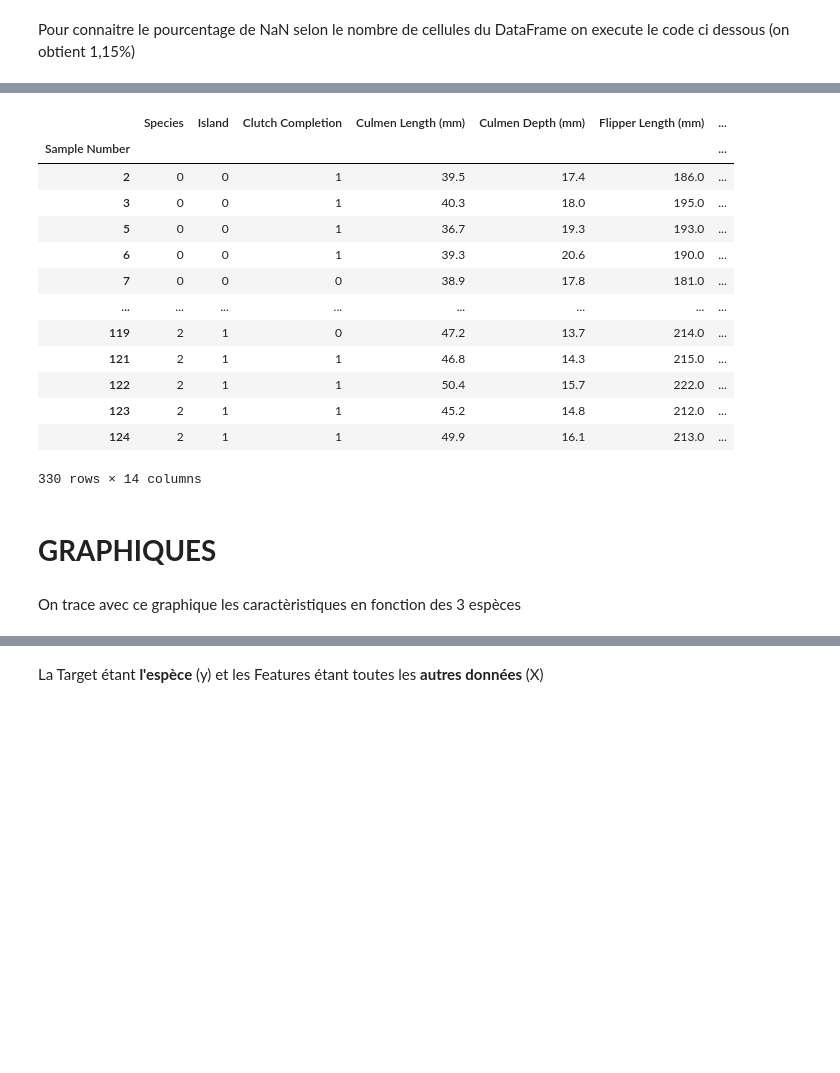
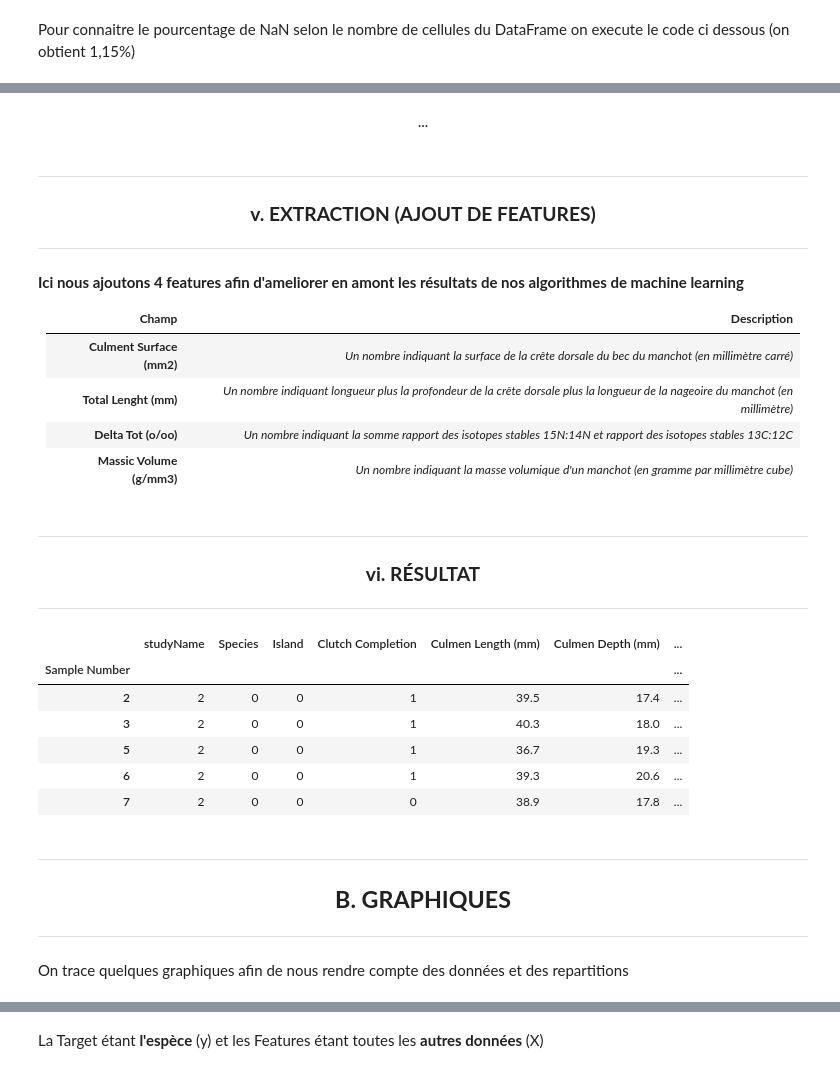
Before and after one commit to GuillaumeDupuy/Machine-Learning, a Jupyter notebook: projet.ipynb, the cells around one changed output, grey strips where cells are left out. Cells and saved outputs as stored; diff of their text form; code cells hidden in the pictures; blank space fills up the shorter version.

```diff
--- a/projet.ipynb
+++ b/projet.ipynb
@@ -151,2 +135,0 @@ Dans cette partie nous allons réalisé le data cleaning, c'est à dire supprime
-# %%
-df = df.drop(["Comments","Stage","Individual ID","Date Egg","studyName","Region"], axis=1)
@@ -155,9 +142,11 @@ On normalise dans l'ordre, les colonnes : Island, Species, Clutch Completion et
 # %%
-df = df.replace(['Torgersen', 'Biscoe', 'Dream'],[0,1,2])
+df = df.drop(["Individual ID","Date Egg","Comments","Region","Stage"], axis=1)
 
-df = df.replace(['Adelie Penguin (Pygoscelis adeliae)','Chinstrap penguin (Pygoscelis antarctica)','Gentoo penguin (Pygoscelis papua)'],[0,1,2])
+df['studyName'] = df['studyName'].replace(['PAL0910','PAL0809','PAL0708'],[0,1,2])
 
-df = df.replace(['Yes', 'No'],[1,0])
+df['Island'] = df['Island'].replace(['Torgersen', 'Biscoe', 'Dream'],[0,1,2])
+
+df['Clutch Completion'] = df['Clutch Completion'].replace(['Yes', 'No'],[1,0])
 
 df["Sex"] = df["Sex"].replace(np.nan, 'None Specified')
 df["Sex"] = df["Sex"].replace('.', 'None Specified')
@@ -185,0 +158,9 @@ df
+# %%
+y = df['Species']
+X = df.drop('Species', 1)
+
+X.iloc[:,0:-1] = X.iloc[:,0:-1].apply(lambda x: (x-x.mean())/ x.std(), axis=0)
+
+df['Species'] = y
+
+df.head()
@@ -220,21 +211,45 @@ df = df.dropna()
+# %% [markdown]
+<center>...</center>
+# %% [markdown]
+____
+### <center>**v. EXTRACTION (AJOUT DE FEATURES)**</center>
+____
+# %% [markdown]
+**Ici nous ajoutons 4 features afin d'ameliorer en amont les résultats de nos algorithmes de machine learning**
+
+|         **Champ**         | **Description**                                                                                                                 |
+|:-------------------------:|---------------------------------------------------------------------------------------------------------------------------------|
+| **Culment Surface (mm2)** | *Un nombre indiquant la surface de la crête dorsale du bec du manchot (en millimètre carré)*                                    |
+|   **Total Lenght (mm)**   | *Un nombre indiquant longueur plus la profondeur de la crête dorsale plus la longueur de la nageoire du manchot (en millimètre)* |
+|    **Delta Tot (o/oo)**   | *Un nombre indiquant la somme rapport des isotopes stables 15N:14N et rapport des isotopes stables 13C:12C*                     |
+| **Massic Volume (g/mm3)** | *Un nombre indiquant la masse volumique d'un manchot (en gramme par millimètre cube)*                                           |
+# %%
+df["Culmen Surface (mm2)"] = df["Culmen Length (mm)"] * df["Culmen Depth (mm)"]
+df["Total Lenght (mm)"] = df["Culmen Length (mm)"] + df["Culmen Depth (mm)"] + df["Flipper Length (mm)"]
+df["Delta Tot (o/oo)"] = df["Delta 15 N (o/oo)"] + df["Delta 13 C (o/oo)"]
+df["Massic Volume (g/mm3)"] = df["Body Mass (g)"] / (df["Culmen Length (mm)"] * df["Culmen Depth (mm)"] * df["Flipper Length (mm)"])
+
+df['Species'] = df['Species'].replace(['Adelie Penguin (Pygoscelis adeliae)',
+                                        'Chinstrap penguin (Pygoscelis antarctica)',
+                                        'Gentoo penguin (Pygoscelis papua)'],
+                                        [0,1,2])
+# %% [markdown]
+____
+### <center>**vi. RÉSULTAT**</center>
+____
 # %%
-df
+df.head()
 # %% [output]
-|  | Species | Island | Clutch Completion | Culmen Length (mm) | Culmen Depth (mm) | Flipper Length (mm) | ... |
+|  | studyName | Species | Island | Clutch Completion | Culmen Length (mm) | Culmen Depth (mm) | ... |
 | Sample Number |  |  |  |  |  |  | ... |
-| 2 | 0 | 0 | 1 | 39.5 | 17.4 | 186.0 | ... |
-| 3 | 0 | 0 | 1 | 40.3 | 18.0 | 195.0 | ... |
-| 5 | 0 | 0 | 1 | 36.7 | 19.3 | 193.0 | ... |
-| 6 | 0 | 0 | 1 | 39.3 | 20.6 | 190.0 | ... |
-| 7 | 0 | 0 | 0 | 38.9 | 17.8 | 181.0 | ... |
-| ... | ... | ... | ... | ... | ... | ... | ... |
-| 119 | 2 | 1 | 0 | 47.2 | 13.7 | 214.0 | ... |
-| 121 | 2 | 1 | 1 | 46.8 | 14.3 | 215.0 | ... |
-| 122 | 2 | 1 | 1 | 50.4 | 15.7 | 222.0 | ... |
-| 123 | 2 | 1 | 1 | 45.2 | 14.8 | 212.0 | ... |
-| 124 | 2 | 1 | 1 | 49.9 | 16.1 | 213.0 | ... |
+| 2 | 2 | 0 | 0 | 1 | 39.5 | 17.4 | ... |
+| 3 | 2 | 0 | 0 | 1 | 40.3 | 18.0 | ... |
+| 5 | 2 | 0 | 0 | 1 | 36.7 | 19.3 | ... |
+| 6 | 2 | 0 | 0 | 1 | 39.3 | 20.6 | ... |
+| 7 | 2 | 0 | 0 | 0 | 38.9 | 17.8 | ... |
-330 rows × 14 columns
-# %% [markdown]
-# **GRAPHIQUES**
-# %% [markdown]
-On trace avec ce graphique les caractèristiques en fonction des 3 espèces
+# %% [markdown]
+___
+## <center>**B. GRAPHIQUES**</center>
+___
+# %% [markdown]
+On trace quelques graphiques afin de nous rendre compte des données et des repartitions
```
Also changed, not shown: parts of 86 cells of this notebook, 1 other file.
